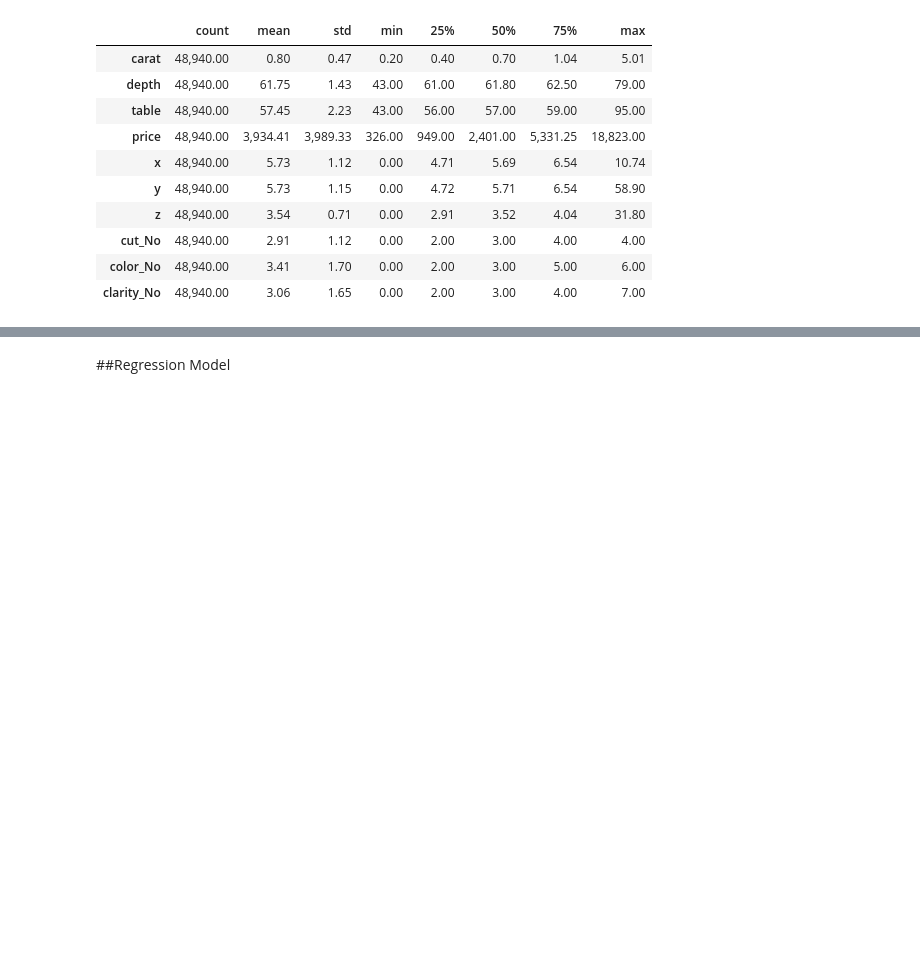
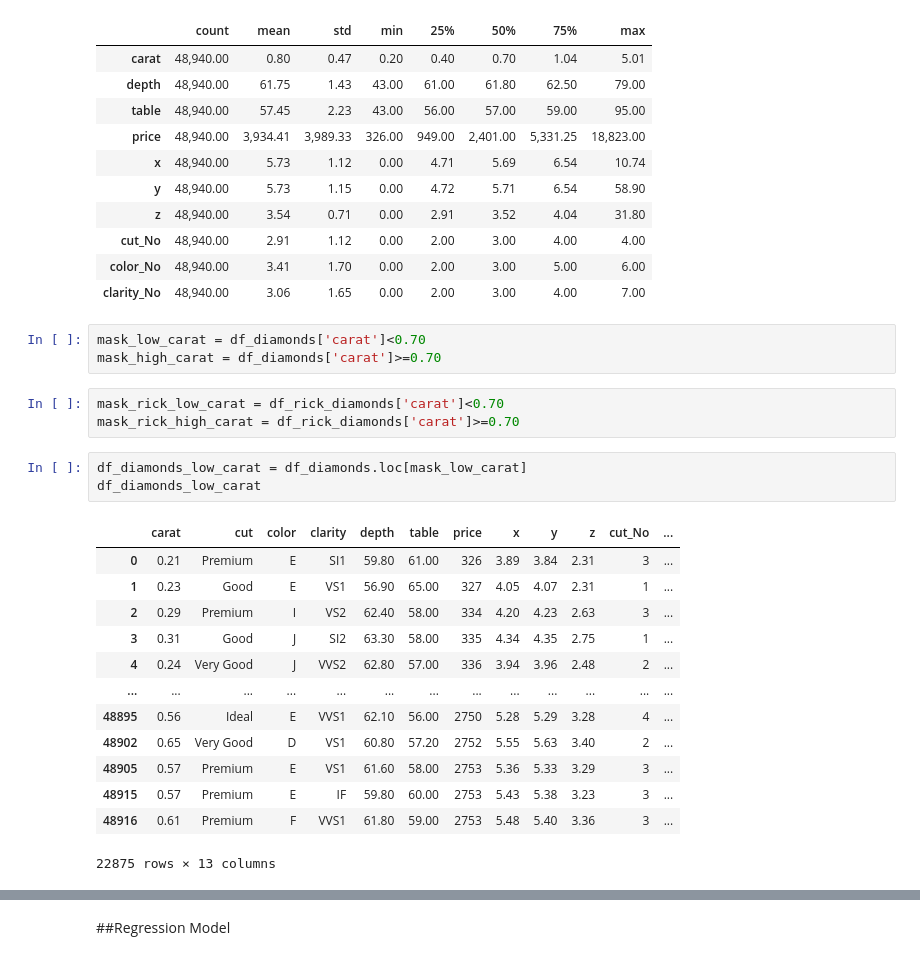
Before and after one commit to lenagrumbach/diamond_price_prediction, a Jupyter notebook: projeto_regressao_linear.ipynb, the cells around one changed output, grey strips where cells are left out. Drawn from its saved outputs; the diff is of its cells as text; blank space fills up the shorter version.

```diff
--- a/projeto_regressao_linear.ipynb
+++ b/projeto_regressao_linear.ipynb
@@ -162,3 +162,26 @@ df_diamonds.describe().T
 | cut_No | 48,940.00 | 2.91 | 1.12 | 0.00 | 2.00 | 3.00 | 4.00 | 4.00 |
 | color_No | 48,940.00 | 3.41 | 1.70 | 0.00 | 2.00 | 3.00 | 5.00 | 6.00 |
 | clarity_No | 48,940.00 | 3.06 | 1.65 | 0.00 | 2.00 | 3.00 | 4.00 | 7.00 |
+# %%
+mask_low_carat = df_diamonds['carat']<0.70
+mask_high_carat = df_diamonds['carat']>=0.70
+# %%
+mask_rick_low_carat = df_rick_diamonds['carat']<0.70
+mask_rick_high_carat = df_rick_diamonds['carat']>=0.70
+# %%
+df_diamonds_low_carat = df_diamonds.loc[mask_low_carat]
+df_diamonds_low_carat
+# %% [output]
+|  | carat | cut | color | clarity | depth | table | price | x | y | z | cut_No | ... |
+| 0 | 0.21 | Premium | E | SI1 | 59.80 | 61.00 | 326 | 3.89 | 3.84 | 2.31 | 3 | ... |
+| 1 | 0.23 | Good | E | VS1 | 56.90 | 65.00 | 327 | 4.05 | 4.07 | 2.31 | 1 | ... |
+| 2 | 0.29 | Premium | I | VS2 | 62.40 | 58.00 | 334 | 4.20 | 4.23 | 2.63 | 3 | ... |
+| 3 | 0.31 | Good | J | SI2 | 63.30 | 58.00 | 335 | 4.34 | 4.35 | 2.75 | 1 | ... |
+| 4 | 0.24 | Very Good | J | VVS2 | 62.80 | 57.00 | 336 | 3.94 | 3.96 | 2.48 | 2 | ... |
+| ... | ... | ... | ... | ... | ... | ... | ... | ... | ... | ... | ... | ... |
+| 48895 | 0.56 | Ideal | E | VVS1 | 62.10 | 56.00 | 2750 | 5.28 | 5.29 | 3.28 | 4 | ... |
+| 48902 | 0.65 | Very Good | D | VS1 | 60.80 | 57.20 | 2752 | 5.55 | 5.63 | 3.40 | 2 | ... |
+| 48905 | 0.57 | Premium | E | VS1 | 61.60 | 58.00 | 2753 | 5.36 | 5.33 | 3.29 | 3 | ... |
+| 48915 | 0.57 | Premium | E | IF | 59.80 | 60.00 | 2753 | 5.43 | 5.38 | 3.23 | 3 | ... |
+| 48916 | 0.61 | Premium | F | VVS1 | 61.80 | 59.00 | 2753 | 5.48 | 5.40 | 3.36 | 3 | ... |
+22875 rows × 13 columns
```
Also changed, not shown: parts of 3 cells of this notebook.
